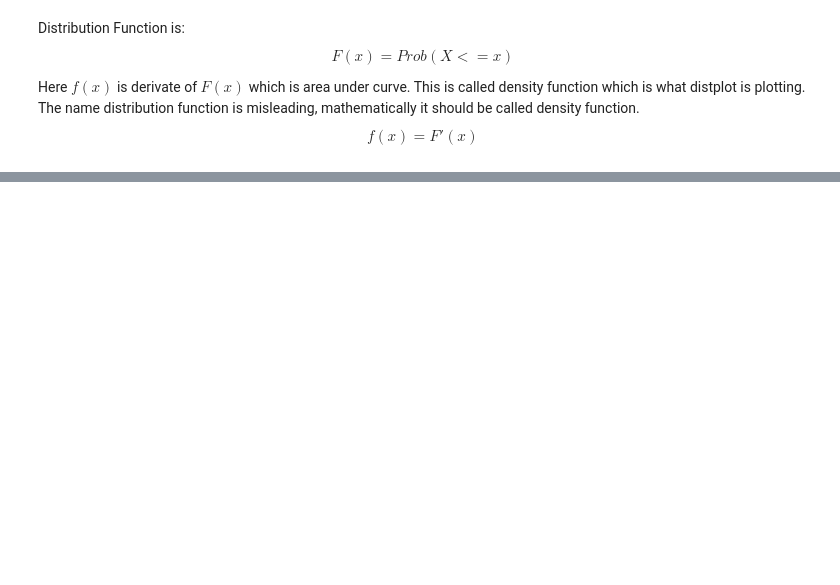
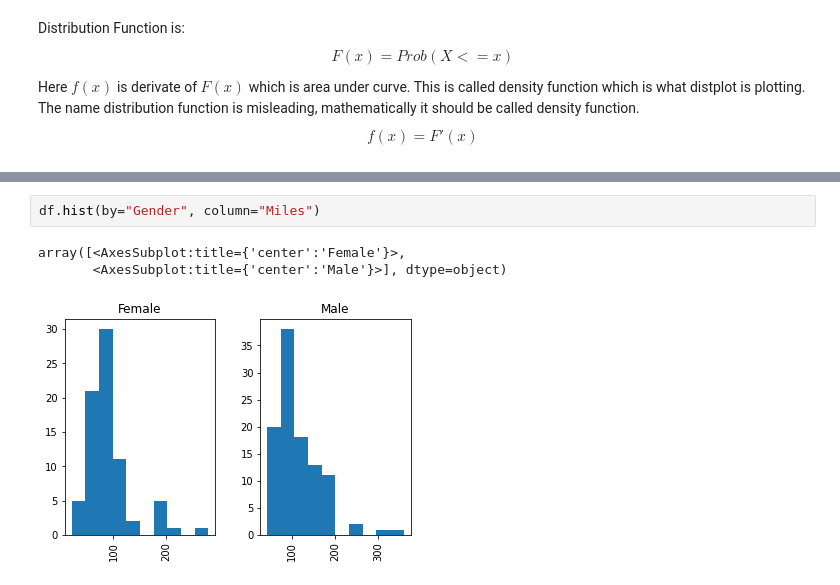
Before and after one commit to barnwalp/jupyter_notebook, a Jupyter notebook: CardioGoodFitness - Descriptive Statistics.ipynb, the cells around one changed output, grey strips where cells are left out. Saved outputs shown, nothing was run; the diff lists cells and outputs as text; blank space fills up the shorter version.

```diff
--- a/CardioGoodFitness - Descriptive Statistics.ipynb
+++ b/CardioGoodFitness - Descriptive Statistics.ipynb
@@ -183,0 +194,6 @@ $$ f(x) = F'(x) $$
+# %%
+df.hist(by="Gender", column="Miles")
+# %% [output]
+array([<AxesSubplot:title={'center':'Female'}>,
+       <AxesSubplot:title={'center':'Male'}>], dtype=object)
+[figure, added]
```
Also changed, not shown: parts of 19 cells of this notebook.
